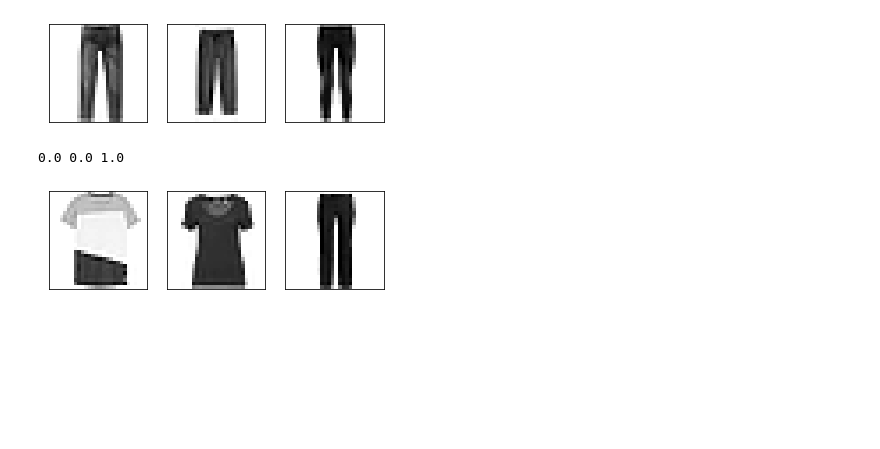
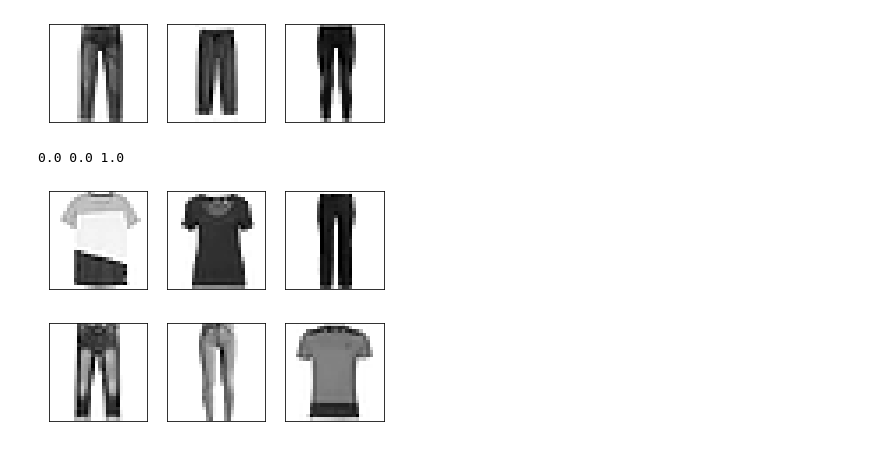
Before and after one commit to Debottam/MachinLearningEx, a Jupyter notebook: tripletVAE.ipynb, the cells around one changed output. Saved outputs shown, nothing was run; the diff lists cells and outputs as text; code cells hidden in the pictures; blank space fills up the shorter version.

```diff
--- a/tripletVAE.ipynb
+++ b/tripletVAE.ipynb
@@ -144,3 +144,8 @@ def create_batch (batch_size):
     negatives[i] = neg
 
     return [anchors, positives, negatives]
+# %%
+triplet = create_batch (1)
+plot_triplet(triplet)
+# %% [output]
+[figure, added]
```
Also changed, not shown: parts of 9 cells of this notebook.
